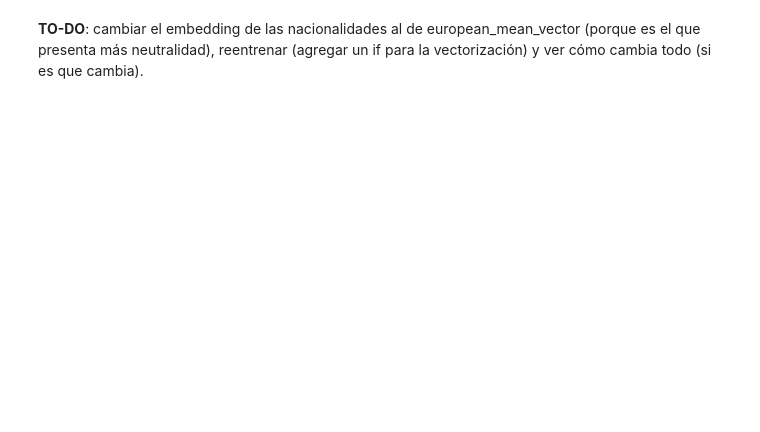
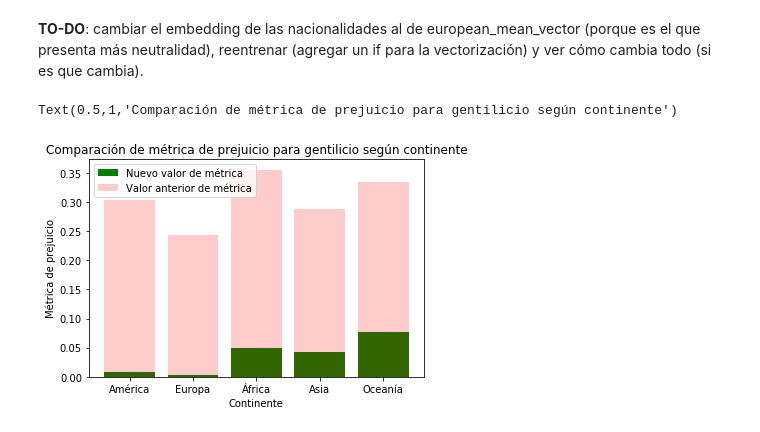
Before and after one commit to diflores/sentiment-analysis-assignment, a Jupyter notebook: Tarea 2.ipynb, the cells around one changed output. Saved outputs shown, nothing was run; the diff lists cells and outputs as text; code cells hidden in the pictures; blank space fills up the shorter version.

```diff
--- a/Tarea 2.ipynb
+++ b/Tarea 2.ipynb
@@ -754,7 +779,7 @@ all_demonyms_lemmatized = {nltk.stem.WordNetLemmatizer().lemmatize(word.lower())
 def prejudge_free_vectorize(sentence):
     sentence_matrix = np.empty((0, 300))
     for word in sentence:
-        if word in all_demonyms_lemmatized:
+        if word in all_demonyms_lemmatized.union(set(map(lambda x: x.lower(), all_countries))):
             sentence_matrix = np.append(sentence_matrix, [european_mean_vector], axis=0)
             continue
         if word in glove_words:
@@ -770,3 +795,32 @@ def prepare_sentence_prejudge_free(sentence):
     tokenized = tokenize_lemmatize(sentence)
     vectorized = prejudge_free_vectorize(tokenized)
     return vectorized
+# %%
+new_demonym_american_prejudge = [get_prejudge_metric(vector, test_svm) for vector in
+                     map(prepare_sentence_prejudge_free, american_demonyms_lemmatized)]
+new_demonym_european_prejudge = [get_prejudge_metric(vector, test_svm) for vector in
+                     map(prepare_sentence_prejudge_free, european_demonyms_lemmatized)]
+new_demonym_african_prejudge = [get_prejudge_metric(vector, test_svm) for vector in
+                     map(prepare_sentence_prejudge_free, african_demonyms_lemmatized)]
+new_demonym_asian_prejudge = [get_prejudge_metric(vector, test_svm) for vector in
+                     map(prepare_sentence_prejudge_free, asian_demonyms_lemmatized)]
+new_demonym_oceanian_prejudge = [get_prejudge_metric(vector, test_svm) for vector in
+                     map(prepare_sentence_prejudge_free, oceanian_demonyms_lemmatized)]
+# %%
+new_prejudge_demonym = {
+    "América": np.array(new_demonym_american_prejudge).mean(),
+    "Europa": np.array(new_demonym_european_prejudge).mean(),
+    "África": np.array(new_demonym_african_prejudge).mean(),
+    "Asia": np.array(new_demonym_asian_prejudge).mean(),
+    "Oceanía": np.array(new_demonym_oceanian_prejudge).mean(),
+}
+# %%
+plt.bar(new_prejudge_demonym.keys(), new_prejudge_demonym.values(), color="green")
+plt.bar(prejudge.keys(), prejudge.values(), color="red", alpha=0.2)
+plt.legend(["Nuevo valor de métrica", "Valor anterior de métrica"])
+plt.xlabel("Continente")
+plt.ylabel("Métrica de prejuicio")
+plt.title("Comparación de métrica de prejuicio para gentilicio según continente")
+# %% [output]
+Text(0.5,1,'Comparación de métrica de prejuicio para gentilicio según continente')
+[figure, added]
```
Also changed, not shown: parts of 38 cells of this notebook.
